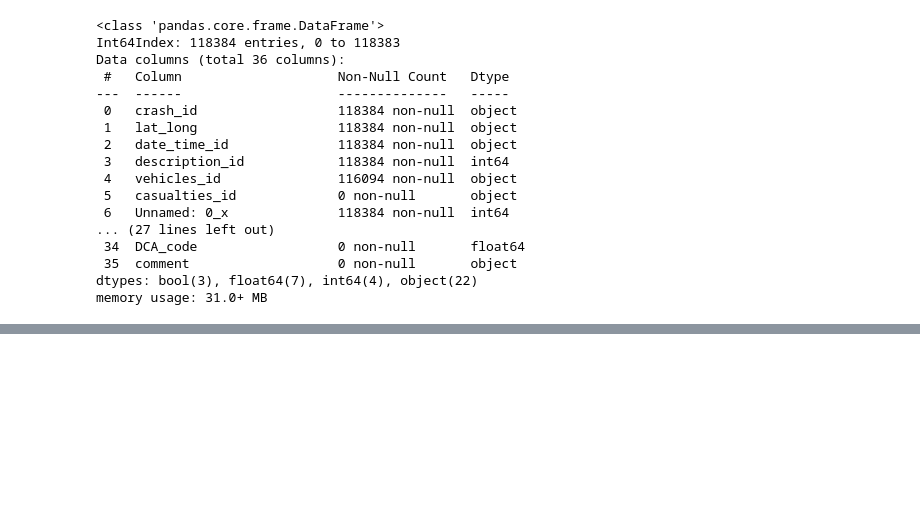
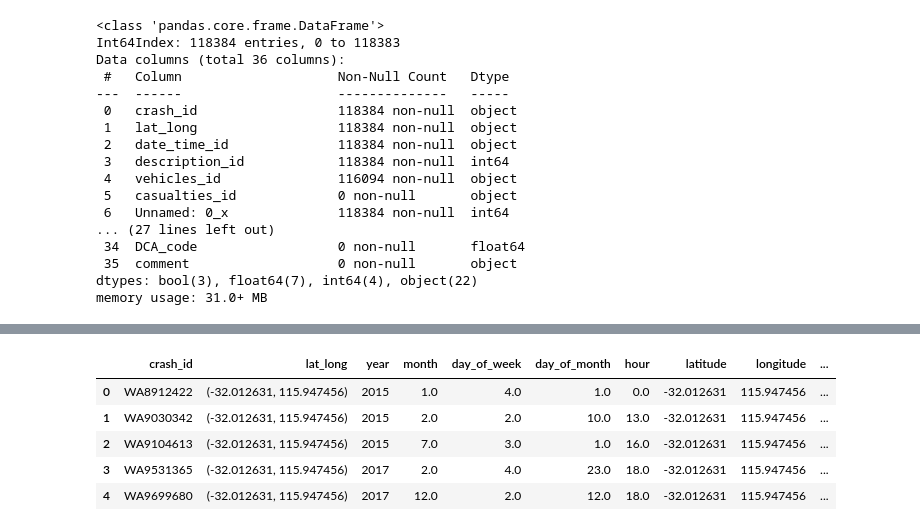
Before and after one commit to nima-karimii/wa-crash-dashboard, a Jupyter notebook: crash-data.ipynb, the cells around one changed output, grey strips where cells are left out. Saved outputs shown, nothing was run; the diff lists cells and outputs as text; code cells hidden in the pictures; blank space fills up the shorter version.

Commit message:
Data sourcing and cleaning

```diff
--- a/crash-data.ipynb
+++ b/crash-data.ipynb
@@ -194,0 +189,3 @@ array([nan], dtype=object)
+# %%
+main_data2 = main_data.dropna(how='all', axis=1)
+main_data2.info()
@@ -194,0 +210,11 @@ array([nan], dtype=object)
+# %%
+crash_data = main_data2.drop(["date_time_id","description_id","vehicles_id","Unnamed: 0_x","Unnamed: 0_y","country","state","approximate"],axis=1)
+# %%
+crash_data.head()
+# %% [output]
+|  | crash_id | lat_long | year | month | day_of_week | day_of_month | hour | latitude | longitude | ... |
+| 0 | WA8912422 | (-32.012631, 115.947456) | 2015 | 1.0 | 4.0 | 1.0 | 0.0 | -32.012631 | 115.947456 | ... |
+| 1 | WA9030342 | (-32.012631, 115.947456) | 2015 | 2.0 | 2.0 | 10.0 | 13.0 | -32.012631 | 115.947456 | ... |
+| 2 | WA9104613 | (-32.012631, 115.947456) | 2015 | 7.0 | 3.0 | 1.0 | 16.0 | -32.012631 | 115.947456 | ... |
+| 3 | WA9531365 | (-32.012631, 115.947456) | 2017 | 2.0 | 4.0 | 23.0 | 18.0 | -32.012631 | 115.947456 | ... |
+| 4 | WA9699680 | (-32.012631, 115.947456) | 2017 | 12.0 | 2.0 | 12.0 | 18.0 | -32.012631 | 115.947456 | ... |
```
Also changed, not shown: parts of 3 cells of this notebook, 15 other files.
